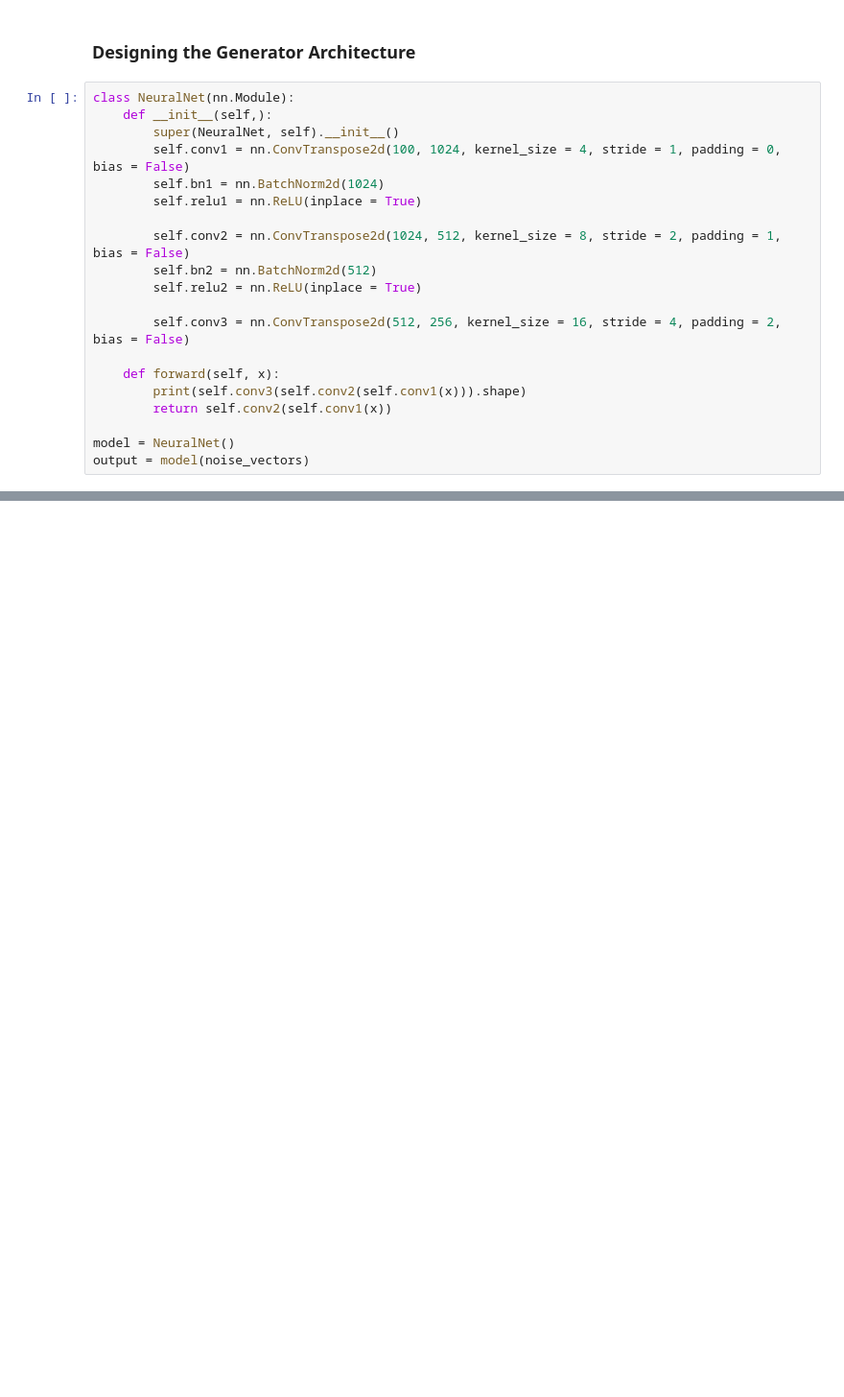
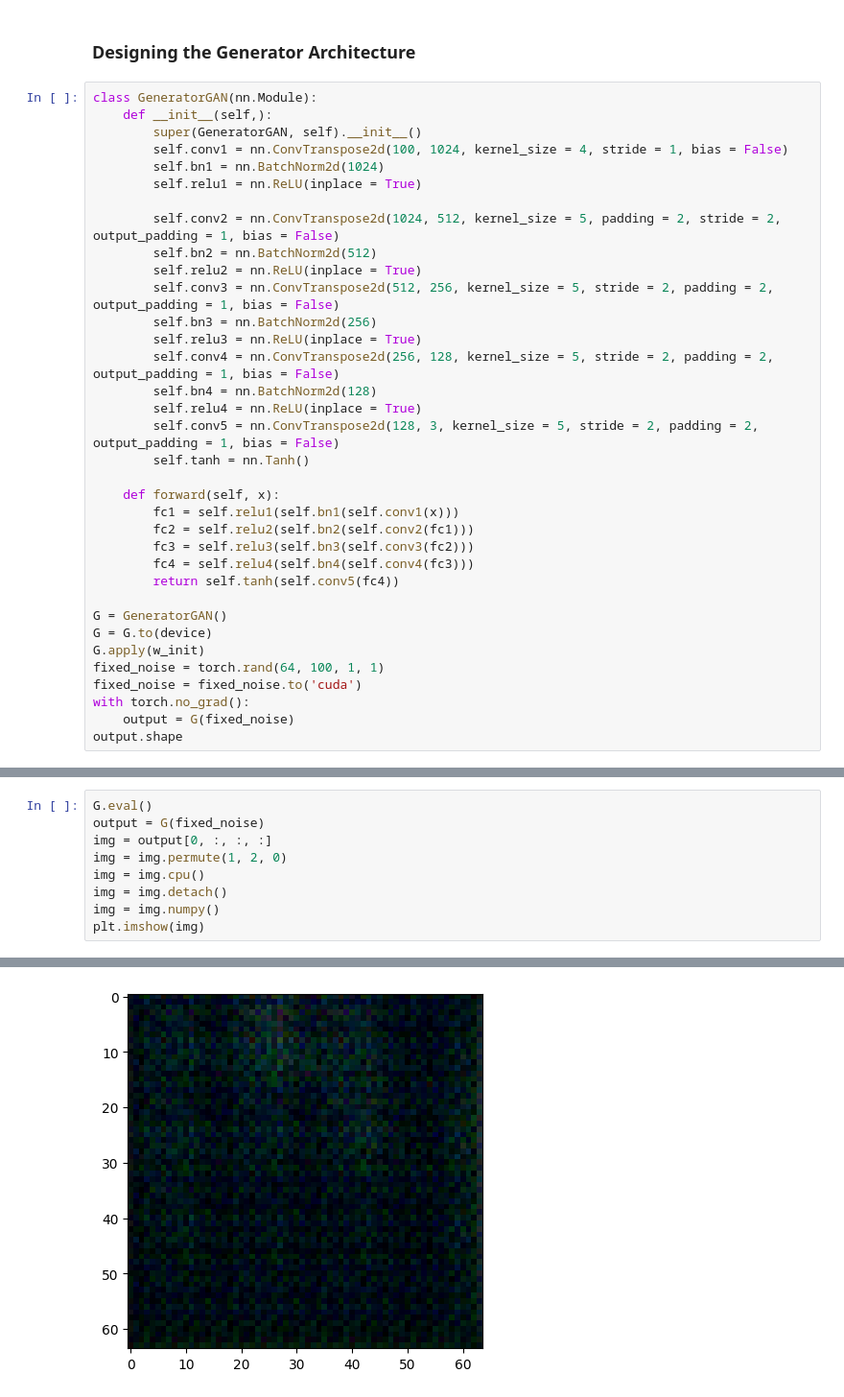
Before and after one commit to alihuss1017/DCGAN, a Jupyter notebook: main.ipynb, the cells around one changed output, grey strips where cells are left out. Shown at 96% size. Cells and saved outputs as stored; diff of their text form; blank space fills up the shorter version.

```diff
--- a/main.ipynb
+++ b/main.ipynb
@@ -22,23 +75,38 @@ noise_vectors = torch.randn(1, 100, 1, 1)
 # %% [markdown]
 ### Designing the Generator Architecture
 # %%
-class NeuralNet(nn.Module):
+class GeneratorGAN(nn.Module):
     def __init__(self,):
-        super(NeuralNet, self).__init__()
-        self.conv1 = nn.ConvTranspose2d(100, 1024, kernel_size = 4, stride = 1, padding = 0, bias = False)
+        super(GeneratorGAN, self).__init__()
+        self.conv1 = nn.ConvTranspose2d(100, 1024, kernel_size = 4, stride = 1, bias = False)
         self.bn1 = nn.BatchNorm2d(1024)
         self.relu1 = nn.ReLU(inplace = True)
 
-        self.conv2 = nn.ConvTranspose2d(1024, 512, kernel_size = 8, stride = 2, padding = 1, bias = False)
+        self.conv2 = nn.ConvTranspose2d(1024, 512, kernel_size = 5, padding = 2, stride = 2, output_padding = 1, bias = False)
         self.bn2 = nn.BatchNorm2d(512)
         self.relu2 = nn.ReLU(inplace = True)
-
-        self.conv3 = nn.ConvTranspose2d(512, 256, kernel_size = 16, stride = 4, padding = 2, bias = False)
+        self.conv3 = nn.ConvTranspose2d(512, 256, kernel_size = 5, stride = 2, padding = 2, output_padding = 1, bias = False)
+        self.bn3 = nn.BatchNorm2d(256)
+        self.relu3 = nn.ReLU(inplace = True)
+        self.conv4 = nn.ConvTranspose2d(256, 128, kernel_size = 5, stride = 2, padding = 2, output_padding = 1, bias = False)
+        self.bn4 = nn.BatchNorm2d(128)
+        self.relu4 = nn.ReLU(inplace = True)
+        self.conv5 = nn.ConvTranspose2d(128, 3, kernel_size = 5, stride = 2, padding = 2, output_padding = 1, bias = False)
+        self.tanh = nn.Tanh()
 
     def forward(self, x):
-        print(self.conv3(self.conv2(self.conv1(x))).shape)
-        return self.conv2(self.conv1(x))
+        fc1 = self.relu1(self.bn1(self.conv1(x)))
+        fc2 = self.relu2(self.bn2(self.conv2(fc1)))
+        fc3 = self.relu3(self.bn3(self.conv3(fc2)))
+        fc4 = self.relu4(self.bn4(self.conv4(fc3)))
+        return self.tanh(self.conv5(fc4))
 
-model = NeuralNet()
-output = model(noise_vectors)
+G = GeneratorGAN()
+G = G.to(device)
+G.apply(w_init)
+fixed_noise = torch.rand(64, 100, 1, 1)
+fixed_noise = fixed_noise.to('cuda')
+with torch.no_grad():
+    output = G(fixed_noise)
+output.shape
 # %% [output]
@@ -45,0 +243,10 @@ torch.Size([1, 256, 56, 56])
+# %%
+G.eval()
+output = G(fixed_noise)
+img = output[0, :, :, :]
+img = img.permute(1, 2, 0)
+img = img.cpu()
+img = img.detach()
+img = img.numpy()
+plt.imshow(img)
+# %% [output]
@@ -45,0 +255 @@ torch.Size([1, 256, 56, 56])
+[figure, added]
```
Also changed, not shown: parts of 27 cells of this notebook.
